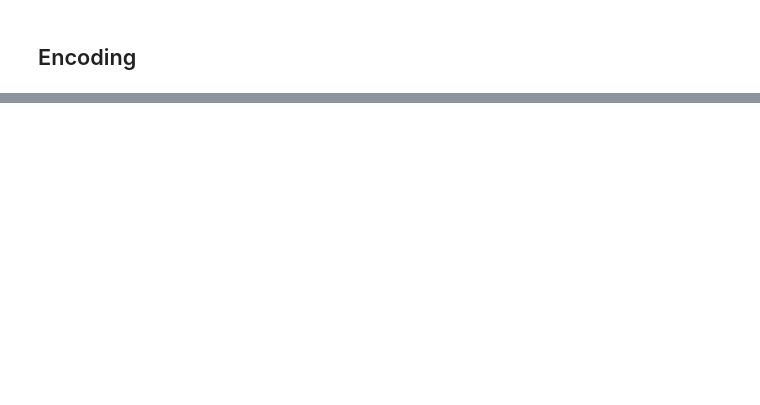
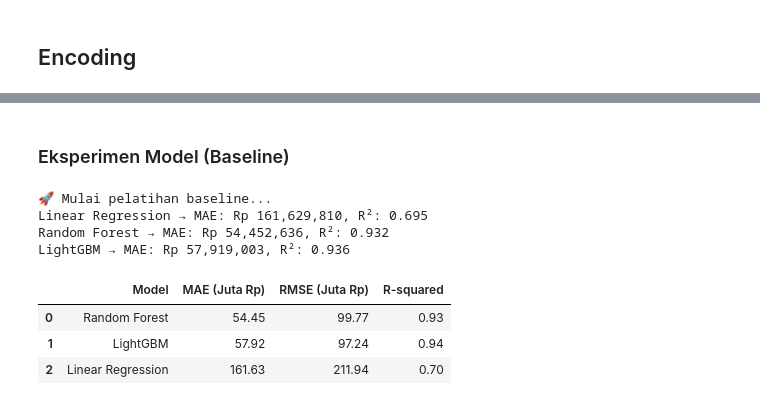
Before and after one commit to Mr-SyamaIdzar/Data-Science__Final-Project, a Jupyter notebook: app.ipynb, the cells around one changed output, grey strips where cells are left out. Drawn from its saved outputs; the diff is of its cells as text; code cells hidden in the pictures; blank space fills up the shorter version.

```diff
--- a/app.ipynb
+++ b/app.ipynb
@@ -570,0 +515,6 @@ df.to_csv("mobilbekas_jakarta_cleaned.csv", index=False)
+# %%
+# Sel 2: Muat Data
+df = pd.read_csv("mobilbekas_jakarta_cleaned.csv")
+
+print(f"Data berhasil dimuat. Jumlah baris: {len(df)}")
+df.head()
@@ -570,0 +564,6 @@ df.to_csv("mobilbekas_jakarta_cleaned.csv", index=False)
+# %%
+# Sel 4 (GANTI): Split Data
+X_train, X_test, y_train, y_test = train_test_split(X, y, test_size=0.2, random_state=42)
+
+print(f"Jumlah data latih (train): {X_train.shape[0]}")
+print(f"Jumlah data uji (test): {X_test.shape[0]}")
@@ -570,0 +658,49 @@ df.to_csv("mobilbekas_jakarta_cleaned.csv", index=False)
+# %% [markdown]
+### Eksperimen Model (Baseline)
+# %%
+# ======================================
+# ✅ SEL 5: Training Model Baseline
+# ======================================
+
+models = {
+    "Linear Regression": LinearRegression(),
+    "Random Forest": RandomForestRegressor(random_state=42, n_jobs=-1),
+    "LightGBM": lgb.LGBMRegressor(random_state=42, n_jobs=-1, verbosity=-1)
+}
+
+results = []
+results_raw = {}
+
+print("🚀 Mulai pelatihan baseline...")
+
+for name, model in models.items():
+    model.fit(X_train_scaled, y_train)
+    y_pred = model.predict(X_test_scaled)
+
+    mae = mean_absolute_error(y_test, y_pred)
+    rmse = np.sqrt(mean_squared_error(y_test, y_pred))
+    r2 = r2_score(y_test, y_pred)
+
+    results.append({
+        "Model": name,
+        "MAE (Juta Rp)": mae / 1_000_000,
+        "RMSE (Juta Rp)": rmse / 1_000_000,
+        "R-squared": r2,
+        "MAE_raw": mae
+    })
+
+    results_raw[name] = model
+
+    print(f"{name} → MAE: Rp {mae:,.0f}, R²: {r2:.3f}")
+
+results_df = pd.DataFrame(results).sort_values(by='MAE (Juta Rp)', ascending=True).reset_index(drop=True)
+display(results_df[['Model', 'MAE (Juta Rp)', 'RMSE (Juta Rp)', 'R-squared']])
+# %% [output]
+🚀 Mulai pelatihan baseline...
+Linear Regression → MAE: Rp 161,629,810, R²: 0.695
+Random Forest → MAE: Rp 54,452,636, R²: 0.932
+LightGBM → MAE: Rp 57,919,003, R²: 0.936
+|  | Model | MAE (Juta Rp) | RMSE (Juta Rp) | R-squared |
+| 0 | Random Forest | 54.45 | 99.77 | 0.93 |
+| 1 | LightGBM | 57.92 | 97.24 | 0.94 |
+| 2 | Linear Regression | 161.63 | 211.94 | 0.70 |
```
Also changed, not shown: parts of 32 cells of this notebook, 9 other files.
